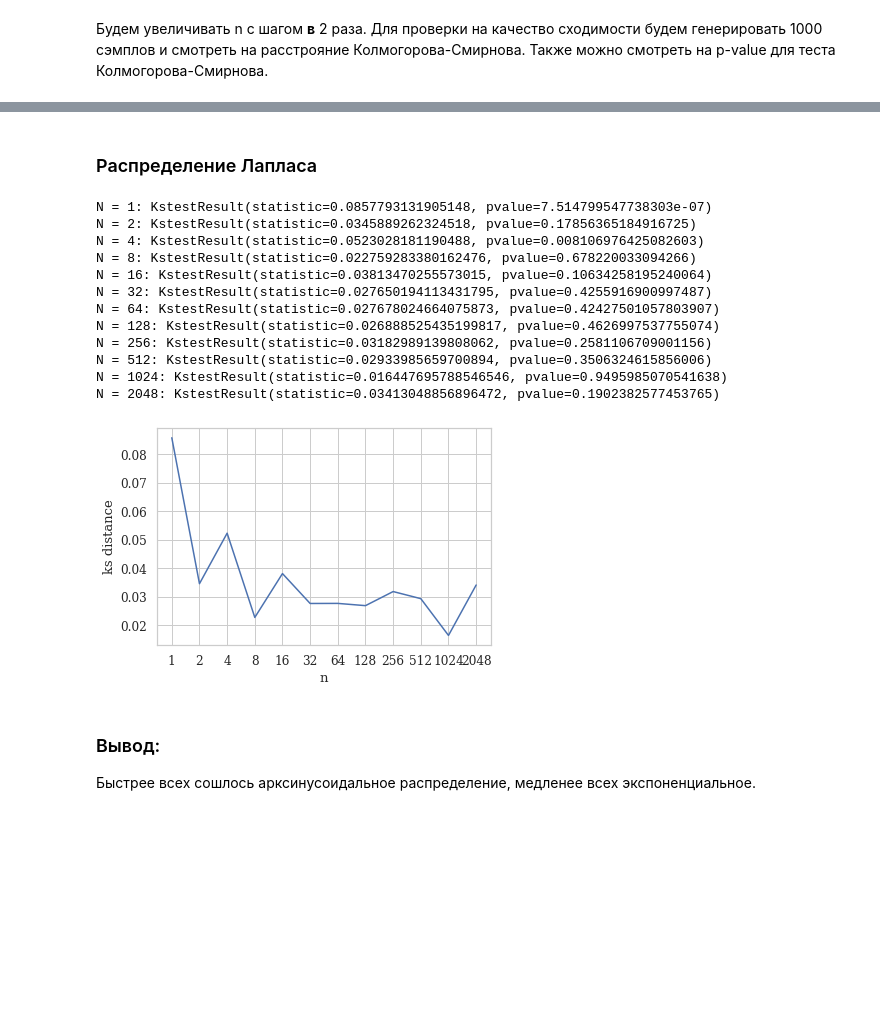
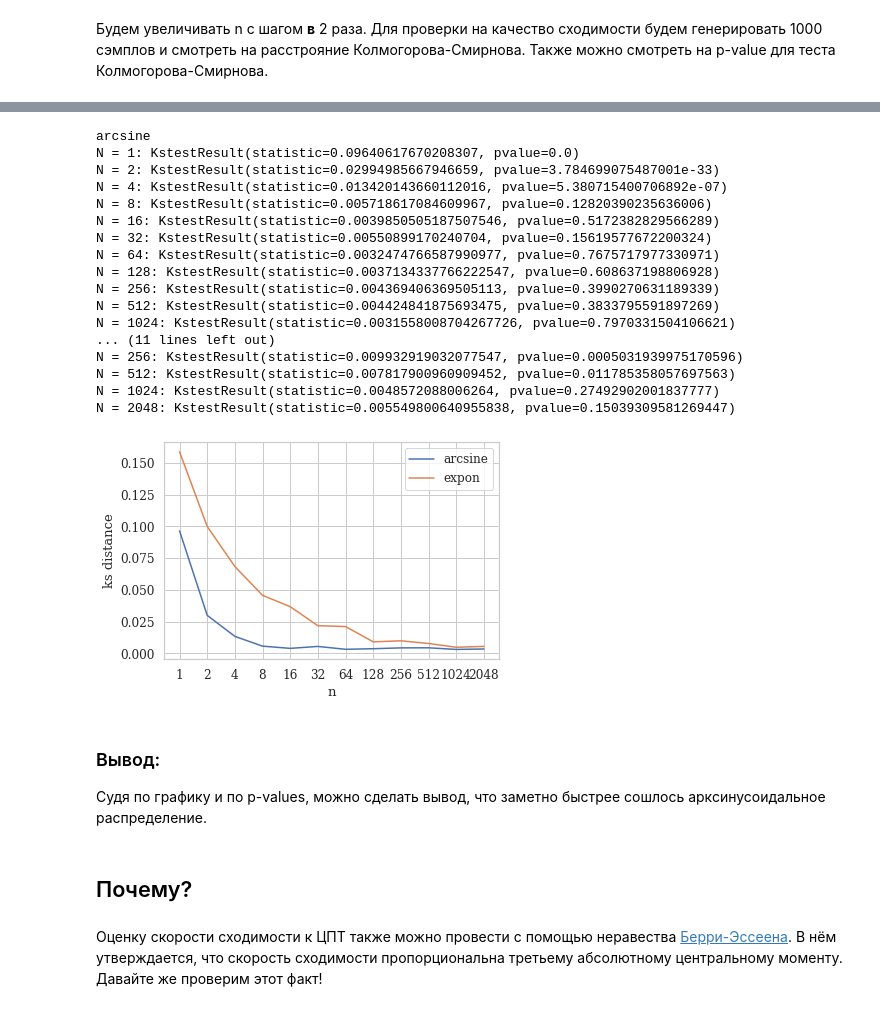
Before and after one commit to oxygen311/Statistics_MHW, a Jupyter notebook: HW1/Task4.ipynb, the cells around one changed output, grey strips where cells are left out. Drawn from its saved outputs; the diff is of its cells as text; code cells hidden in the pictures; blank space fills up the shorter version.

```diff
--- a/HW1/Task4.ipynb
+++ b/HW1/Task4.ipynb
@@ -3,13 +3,14 @@
 
 Продемонстрируйте, что скорость сходимости к нормальному распределению в рамках центральной предельной теоремы может быть различной для различных распределений.
 # %%
-from scipy.stats import expon, kstest, arcsine, laplace, chi2
+import scipy.stats
 
 import numpy as np
 import matplotlib.pyplot as plt
 import seaborn as sns
 
 sns.set(style="whitegrid", font="serif", font_scale=1.1)
+plt.rcParams['figure.dpi'] = 100
 # %%
 def generate_sample(n, dist):
     return np.sqrt(n) * (np.mean(dist.rvs(size=n)) - dist.mean()) / dist.std()
@@ -18,22 +19,25 @@ def generate_sample(n, dist):
 Для проверки на качество сходимости будем генерировать 1000 сэмплов и смотреть на расстрояние Колмогорова-Смирнова.
 Также можно смотреть на p-value для теста Колмогорова-Смирнова.
 # %%
-def simulate(dist, samples=1000, max_degree = 12):
-    ns = [2 ** i for i in range(max_degree)]
-    ks_dist = []
+def simulate(dist_names, samples=42_000, max_degree = 12):
+    for dist_name in dist_names:
+        print(dist_name)
+        dist = getattr(scipy.stats, dist_name)
+        ns = [2 ** i for i in range(max_degree)]
+        ks_dist = []
 
-    for n in ns:
-        ds = [np.sqrt(n) * (np.mean(dist.rvs(size=n)) - dist.mean()) / dist.std() for _ in range(samples)]
-        res = kstest(ds, 'norm')
-        ks_dist.append(res[0])
-        print(f'N = {n}:', res)
+        for n in ns:
+            ds = [np.sqrt(n) * (np.mean(dist.rvs(size=n)) - dist.mean()) / dist.std() for _ in range(samples)]
+            res = scipy.stats.kstest(ds, 'norm')
+            ks_dist.append(res[0])
+            print(f'N = {n}:', res)
 
-    plt.plot(ks_dist)
+        plt.plot(ks_dist, label=dist_name)
+        print()
 
     plt.xticks(range(max_degree), ns)
     plt.ylabel('ks distance')
     plt.xlabel('n')
-
-    plt.show(ns)
+    plt.legend()
     plt.show()
 # %% [markdown]
@@ -75,21 +48,30 @@ N = 2048: KstestResult(statistic=0.0217343078846029, pvalue=0.7322615783767581)
-# %% [markdown]
-### Распределение Лапласа
-# %%
-simulate(laplace)
-# %% [output]
-N = 1: KstestResult(statistic=0.0857793131905148, pvalue=7.514799547738303e-07)
-N = 2: KstestResult(statistic=0.0345889262324518, pvalue=0.17856365184916725)
-N = 4: KstestResult(statistic=0.0523028181190488, pvalue=0.008106976425082603)
-N = 8: KstestResult(statistic=0.022759283380162476, pvalue=0.678220033094266)
-N = 16: KstestResult(statistic=0.03813470255573015, pvalue=0.10634258195240064)
-N = 32: KstestResult(statistic=0.027650194113431795, pvalue=0.4255916900997487)
-N = 64: KstestResult(statistic=0.027678024664075873, pvalue=0.42427501057803907)
-N = 128: KstestResult(statistic=0.026888525435199817, pvalue=0.4626997537755074)
-N = 256: KstestResult(statistic=0.03182989139808062, pvalue=0.2581106709001156)
-N = 512: KstestResult(statistic=0.02933985659700894, pvalue=0.3506324615856006)
-N = 1024: KstestResult(statistic=0.016447695788546546, pvalue=0.9495985070541638)
-N = 2048: KstestResult(statistic=0.03413048856896472, pvalue=0.1902382577453765)
-[figure, removed]
-# %% [markdown]
-### Вывод:
-Быстрее всех сошлось арксинусоидальное распределение, медленее всех экспоненциальное.
+# %%
+dist_names = ['arcsine', 'expon']
+simulate(dist_names)
+# %% [output]
+arcsine
+N = 1: KstestResult(statistic=0.09640617670208307, pvalue=0.0)
+N = 2: KstestResult(statistic=0.02994985667946659, pvalue=3.784699075487001e-33)
+N = 4: KstestResult(statistic=0.013420143660112016, pvalue=5.380715400706892e-07)
+N = 8: KstestResult(statistic=0.005718617084609967, pvalue=0.12820390235636006)
+N = 16: KstestResult(statistic=0.0039850505187507546, pvalue=0.5172382829566289)
+N = 32: KstestResult(statistic=0.00550899170240704, pvalue=0.15619577672200324)
+N = 64: KstestResult(statistic=0.0032474766587990977, pvalue=0.7675717977330971)
+N = 128: KstestResult(statistic=0.0037134337766222547, pvalue=0.608637198806928)
+N = 256: KstestResult(statistic=0.004369406369505113, pvalue=0.3990270631189339)
+N = 512: KstestResult(statistic=0.004424841875693475, pvalue=0.3833795591897269)
+N = 1024: KstestResult(statistic=0.0031558008704267726, pvalue=0.7970331504106621)
+... (11 lines left out)
+N = 256: KstestResult(statistic=0.009932919032077547, pvalue=0.0005031939975170596)
+N = 512: KstestResult(statistic=0.007817900960909452, pvalue=0.011785358057697563)
+N = 1024: KstestResult(statistic=0.0048572088006264, pvalue=0.27492902001837777)
+N = 2048: KstestResult(statistic=0.005549800640955838, pvalue=0.15039309581269447)
+[figure, added]
+# %% [markdown]
+### Вывод:
+Судя по графику и по p-values, можно сделать вывод, что заметно быстрее сошлось арксинусоидальное распределение.
+# %% [markdown]
+## Почему?
+# %% [markdown]
+Оценку скорости сходимости к ЦПТ также можно провести с помощью неравества [Берри-Эссеена](https://en.wikipedia.org/wiki/Berry–Esseen_theorem).
+В нём утверждается, что скорость сходимости пропорциональна третьему абсолютному центральному моменту. Давайте же проверим этот факт!
```
Also changed, not shown: parts of 6 cells of this notebook, 2 other files.
